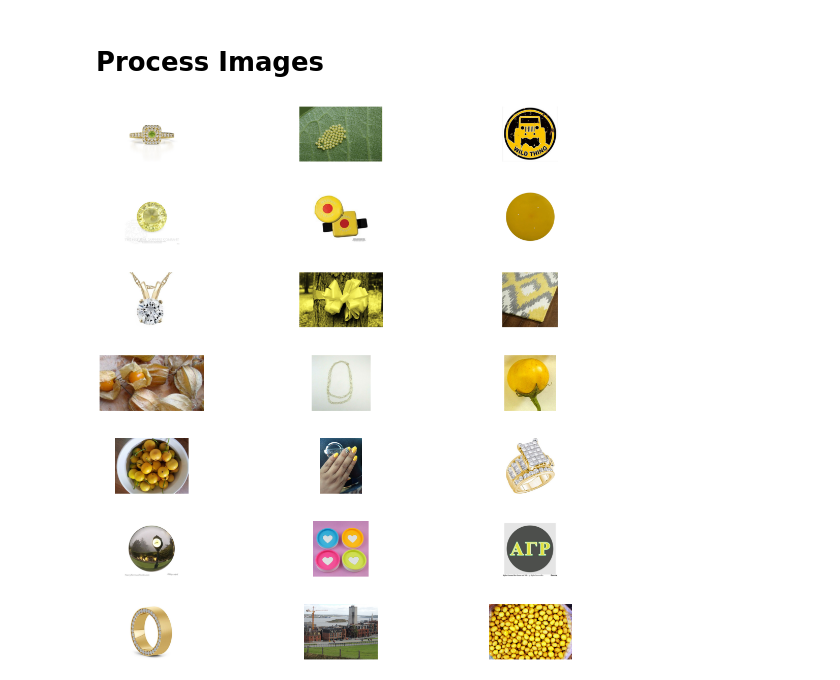
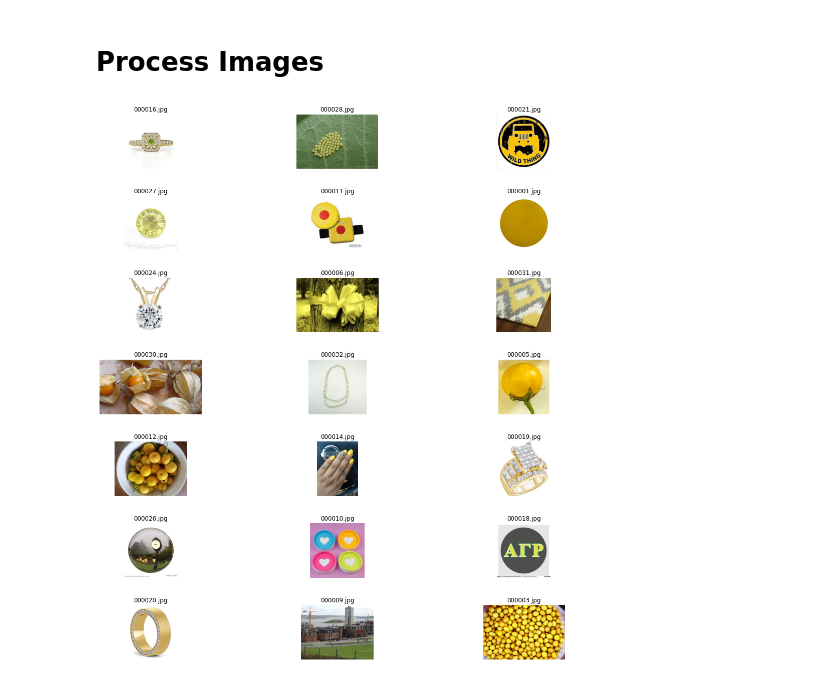
Before and after one commit to batlab-art/Introductions, a Jupyter notebook: Open_Cv_Scraping_For_Class.ipynb, the cells around one changed output. Drawn from its saved outputs; the diff is of its cells as text; code cells hidden in the pictures.

```diff
--- a/Open_Cv_Scraping_For_Class.ipynb
+++ b/Open_Cv_Scraping_For_Class.ipynb
@@ -76,31 +76,32 @@ import matplotlib.pyplot as plt
 import os
 
 # List Files
 # os.listdir returns a list of all files in output_directory
 # the list contains only filenames - to access a file from the list you need to
 # concat output_directory + inputFiles[n]
 #
 
 inputFiles = os.listdir(output_directory)
 
 # Add Code to handle Files
 # הוסיפו קוד שיבצע פעולות עיבוד/עריכה על התמונות שנאספו
 # ADD CODE HERE
 #
 
 # Display Results
 # הצגת הדימויים בפורמט גריד
 # בדוגמא הנוספת יש קטעי קוד שיכולים לשמש לפורמטים שונים של תצוגה או יצוא
 # כרגע הדוגמא מציגה 21 דוגמאות מהקבצים שהורדו
 
 fig, axs = plt.subplots(7, 3, figsize=(20, 20))
 fig.subplots_adjust(hspace = .5, wspace=.001)
 axarr = axs.ravel()
 
 for i in range(21):
   tmp = cv2.imread(output_directory + inputFiles[i])
   tmp = cv2.cvtColor(tmp, cv2.COLOR_BGR2RGB)
   axarr[i].imshow(tmp)
   axarr[i].axis('off')
+  axarr[i].set_title(inputFiles[i])
 # %% [output]
-[figure, old version]
+[figure, new version]
```
